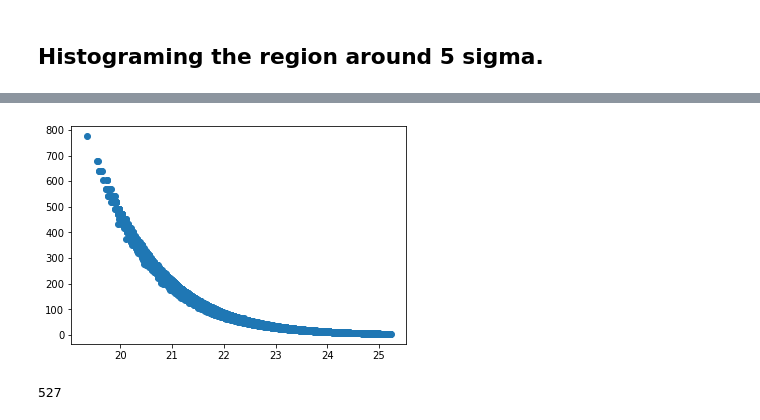
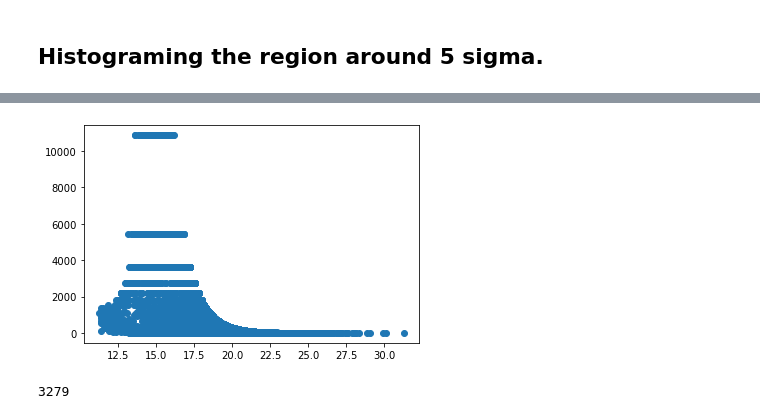
Before and after one commit to TrystanScottLambert/DECam_Photometry, a Jupyter notebook: selection_investigation.ipynb, the cells around one changed output, grey strips where cells are left out. Saved outputs shown, nothing was run; the diff lists cells and outputs as text; code cells hidden in the pictures.

Commit message:
Adding depth fix

```diff
--- a/selection_investigation.ipynb
+++ b/selection_investigation.ipynb
@@ -133,13 +133,13 @@ z
 ... (8 outputs left out)
 # %%
-catalog = add_mag_info('../CDFS_LAGER/n964_135_cdfs.cat', zero_points_cdfs.n964_band.mag_correct(1))
-reduced_cat = catalog.catalog[catalog.catalog['SNR'] < 5]
+catalog = add_mag_info('../CDFS_LAGER/z_cdfs_depth.cat', zero_points_cdfs.n964_band.mag_correct(1))
+reduced_cat = catalog.catalog[(catalog.catalog['SNR'] > 4.9) & (catalog.catalog['SNR'] < 5.1)]
 ra, dec = reduced_cat['ALPHAPEAK_J2000'], reduced_cat['DELTAPEAK_J2000']
 ra, dec = np.array(ra), np.array(dec)
 print(len(ra))
 # %% [output]
-[figure, old version]
+[figure, new version]
-527
+3279
 # %%
 from identify_candidates_v2 import write_region_file
 write_region_file(ra, dec, 'TEST_DELETE.reg', 4)
```
Also changed, not shown: parts of 1 cell of this notebook, 13 other files.
